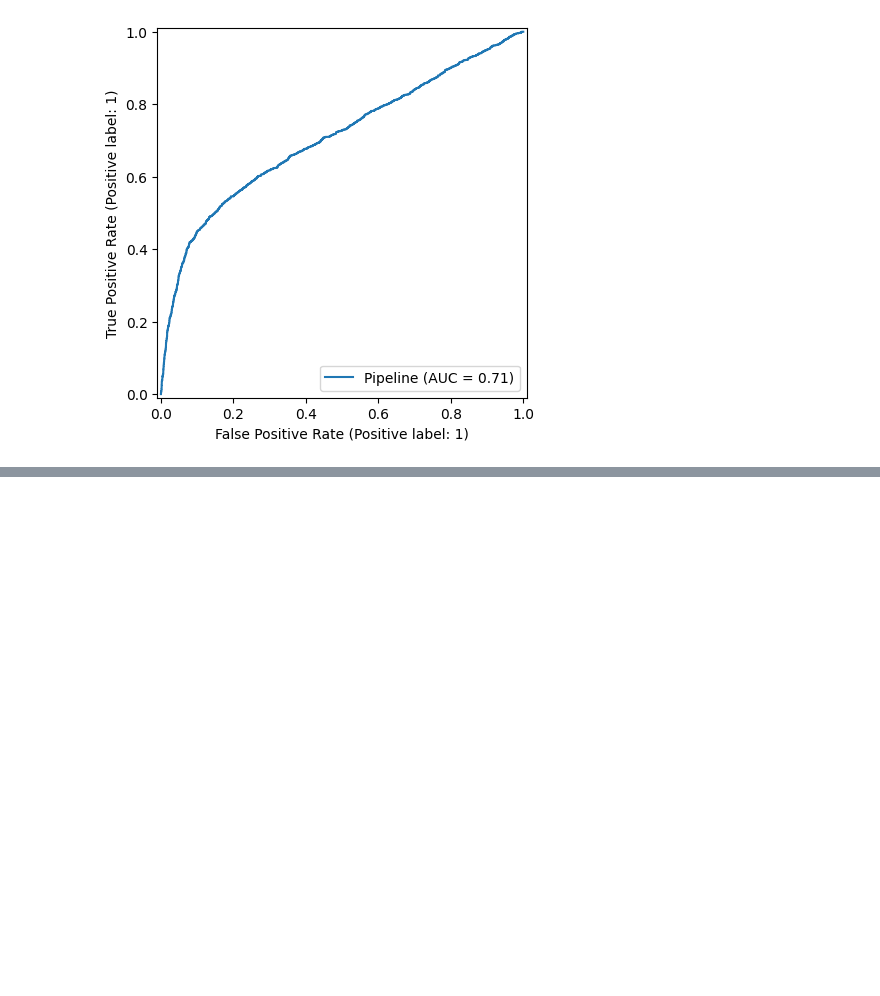
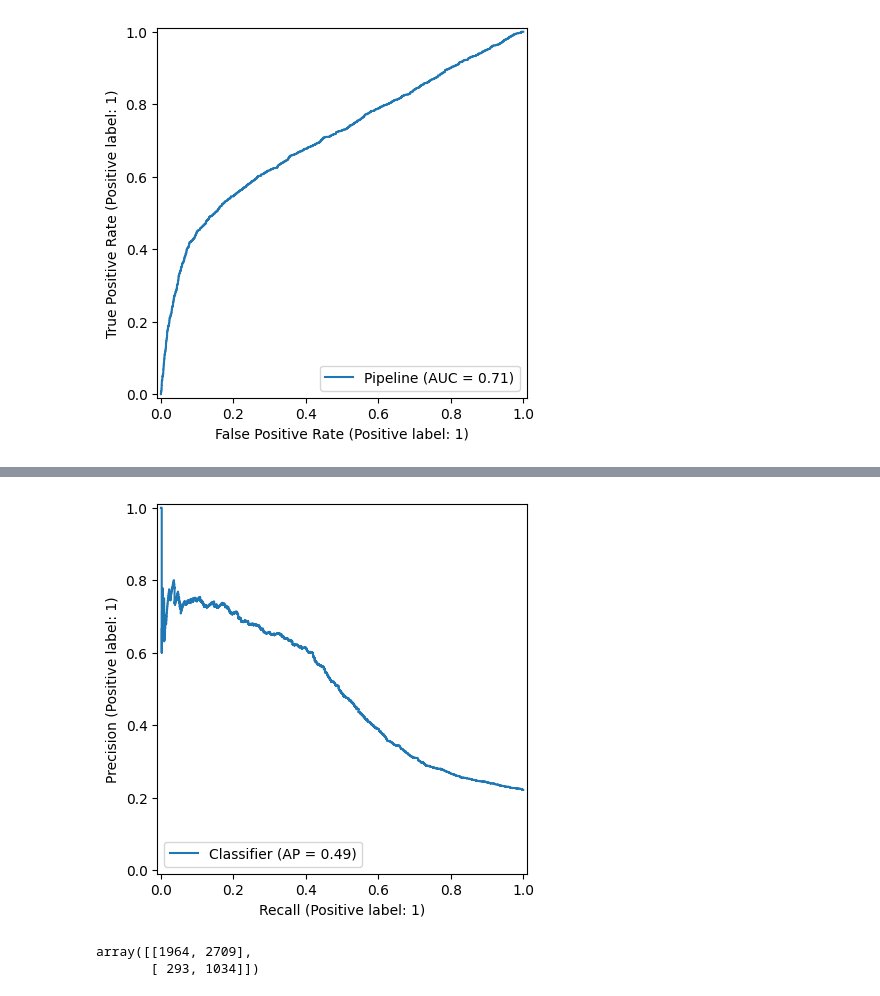
Before and after one commit to KOCCENG/ml-credit-risk-prediction, a Jupyter notebook: ml-credit-risk-prediction.ipynb, the cells around one changed output, grey strips where cells are left out. Saved outputs shown, nothing was run; the diff lists cells and outputs as text; code cells hidden in the pictures; blank space fills up the shorter version.

```diff
--- a/ml-credit-risk-prediction.ipynb
+++ b/ml-credit-risk-prediction.ipynb
@@ -229,0 +244,8 @@ plt.show()
+# %%
+import numpy as np
+
+y_prob = best_lr.predict_proba(X_test)[:, 1]
+y_pred_thresh = (y_prob >= 0.4).astype(int)
+
+from sklearn.metrics import classification_report
+print(classification_report(y_test, y_pred_thresh))
@@ -229,0 +261,16 @@ plt.show()
+# %%
+from sklearn.metrics import PrecisionRecallDisplay
+import matplotlib.pyplot as plt
+
+PrecisionRecallDisplay.from_predictions(y_test, y_prob)
+plt.show()
+# %% [output]
+[figure, added]
+# %%
+from sklearn.metrics import confusion_matrix
+
+cm_thresh = confusion_matrix(y_test, y_pred_thresh)
+cm_thresh
+# %% [output]
+array([[1964, 2709],
+       [ 293, 1034]])
```
Also changed, not shown: parts of 19 cells of this notebook.
